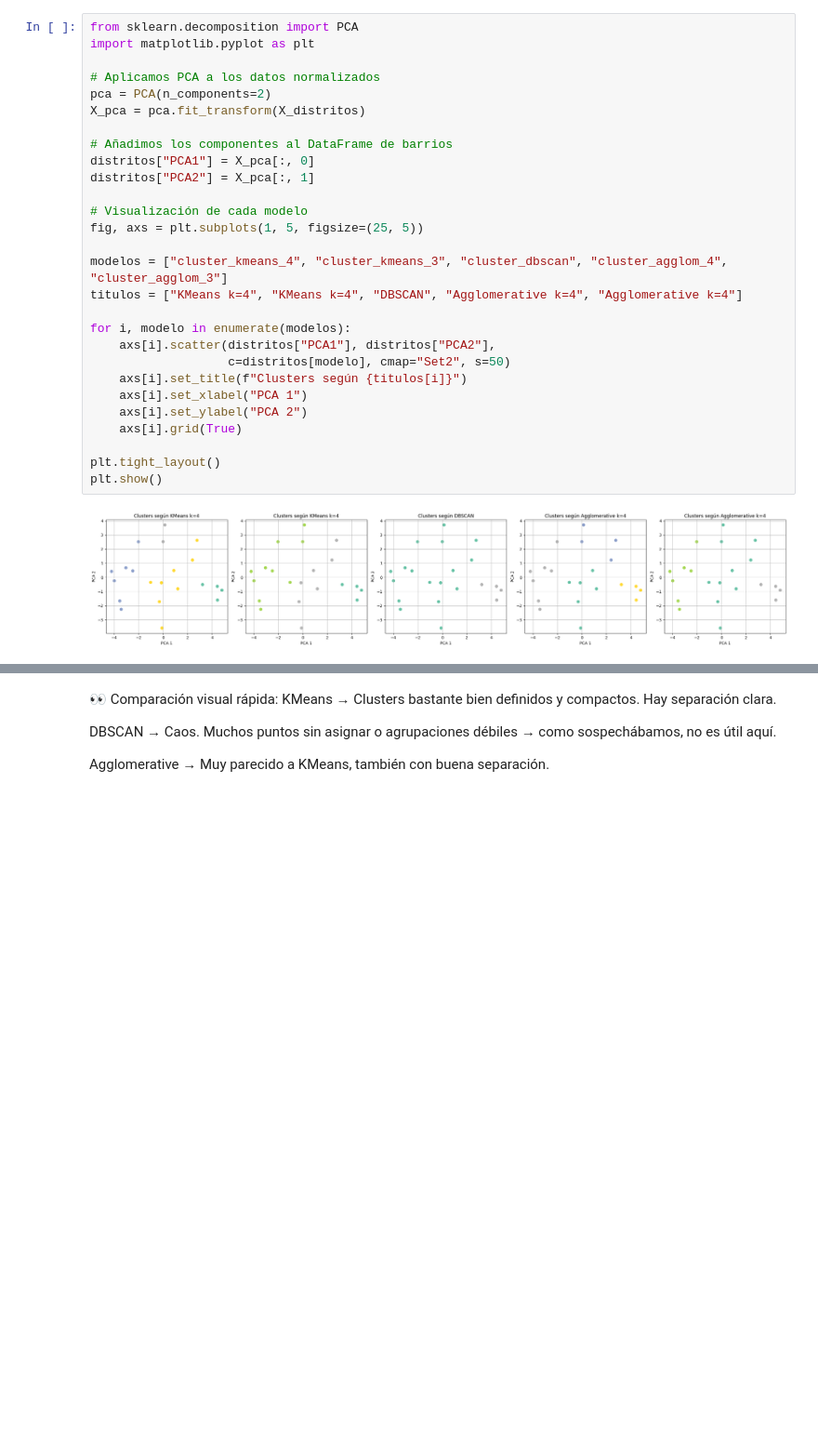
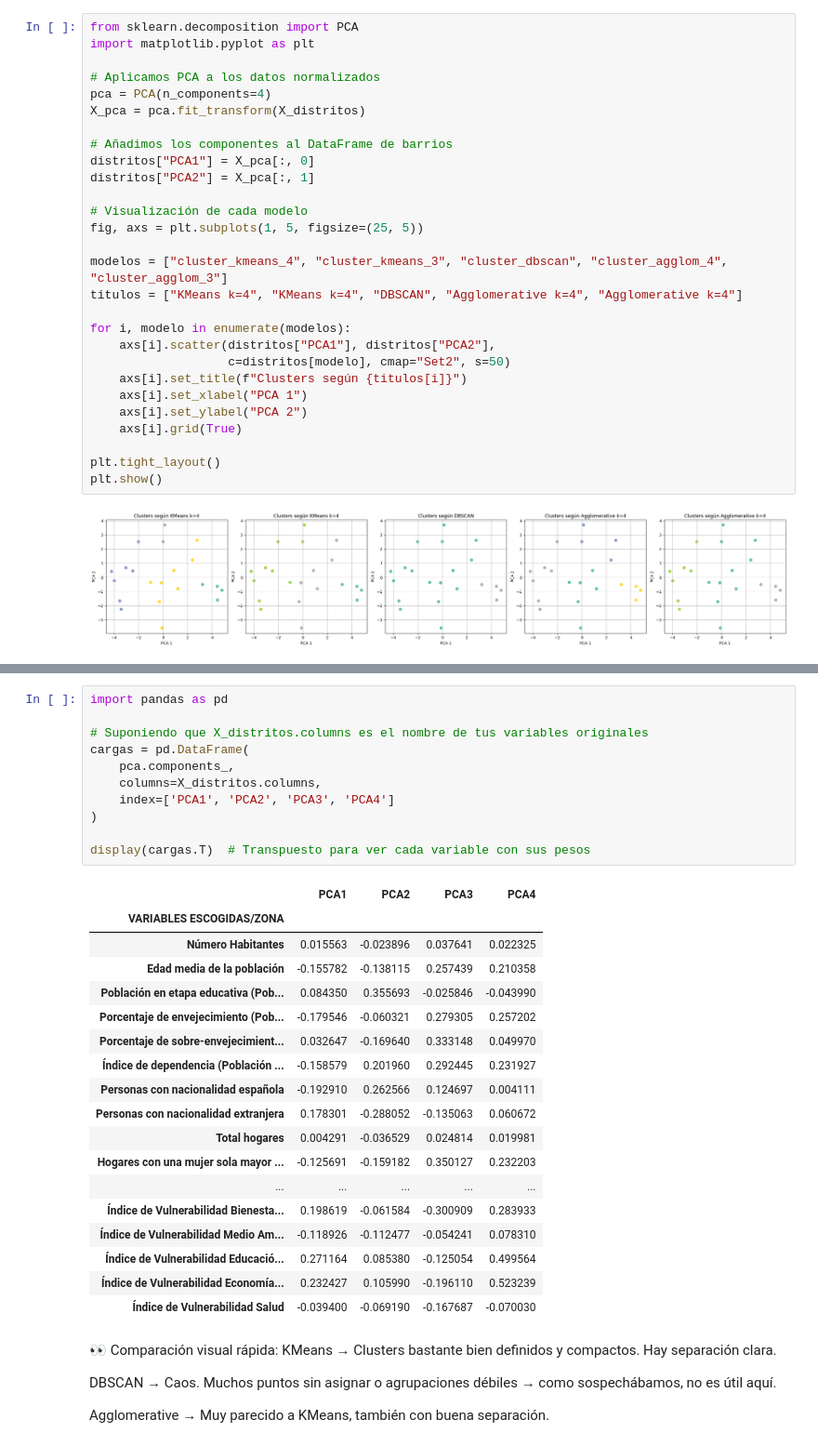
Before and after one commit to claudiaesnarrizaga/TFG, a Jupyter notebook: Codigo colab/TFG_DISTRITOS.ipynb, the cells around one changed output, grey strips where cells are left out. Shown at 93% size. Cells and saved outputs as stored; diff of their text form; blank space fills up the shorter version.

```diff
--- a/Codigo colab/TFG_DISTRITOS.ipynb
+++ b/Codigo colab/TFG_DISTRITOS.ipynb
@@ -660,7 +662,7 @@ from sklearn.decomposition import PCA
 import matplotlib.pyplot as plt
 
 # Aplicamos PCA a los datos normalizados
-pca = PCA(n_components=2)
+pca = PCA(n_components=4)
 X_pca = pca.fit_transform(X_distritos)
 
 # Añadimos los componentes al DataFrame de barrios
@@ -688,3 +719,33 @@ plt.show()
+# %%
+import pandas as pd
+
+# Suponiendo que X_distritos.columns es el nombre de tus variables originales
+cargas = pd.DataFrame(
+    pca.components_,
+    columns=X_distritos.columns,
+    index=['PCA1', 'PCA2', 'PCA3', 'PCA4']
+)
+
+display(cargas.T)  # Transpuesto para ver cada variable con sus pesos
+# %% [output]
+|  | PCA1 | PCA2 | PCA3 | PCA4 |
+| VARIABLES ESCOGIDAS/ZONA |  |  |  |  |
+| Número Habitantes | 0.015563 | -0.023896 | 0.037641 | 0.022325 |
+| Edad media de la población | -0.155782 | -0.138115 | 0.257439 | 0.210358 |
+| Población en etapa educativa (Pob... | 0.084350 | 0.355693 | -0.025846 | -0.043990 |
+| Porcentaje de envejecimiento (Pob... | -0.179546 | -0.060321 | 0.279305 | 0.257202 |
+| Porcentaje de sobre-envejecimient... | 0.032647 | -0.169640 | 0.333148 | 0.049970 |
+| Índice de dependencia (Población ... | -0.158579 | 0.201960 | 0.292445 | 0.231927 |
+| Personas con nacionalidad española | -0.192910 | 0.262566 | 0.124697 | 0.004111 |
+| Personas con nacionalidad extranjera | 0.178301 | -0.288052 | -0.135063 | 0.060672 |
+| Total hogares | 0.004291 | -0.036529 | 0.024814 | 0.019981 |
+| Hogares con una mujer sola mayor ... | -0.125691 | -0.159182 | 0.350127 | 0.232203 |
+| ... | ... | ... | ... | ... |
+| Índice de Vulnerabilidad Bienesta... | 0.198619 | -0.061584 | -0.300909 | 0.283933 |
+| Índice de Vulnerabilidad Medio Am... | -0.118926 | -0.112477 | -0.054241 | 0.078310 |
+| Índice de Vulnerabilidad Educació... | 0.271164 | 0.085380 | -0.125054 | 0.499564 |
+| Índice de Vulnerabilidad Economía... | 0.232427 | 0.105990 | -0.196110 | 0.523239 |
+| Índice de Vulnerabilidad Salud | -0.039400 | -0.069190 | -0.167687 | -0.070030 |
 # %% [markdown]
 👀 Comparación visual rápida:
 KMeans → Clusters bastante bien definidos y compactos. Hay separación clara.
```
Also changed, not shown: parts of 3 cells of this notebook.
